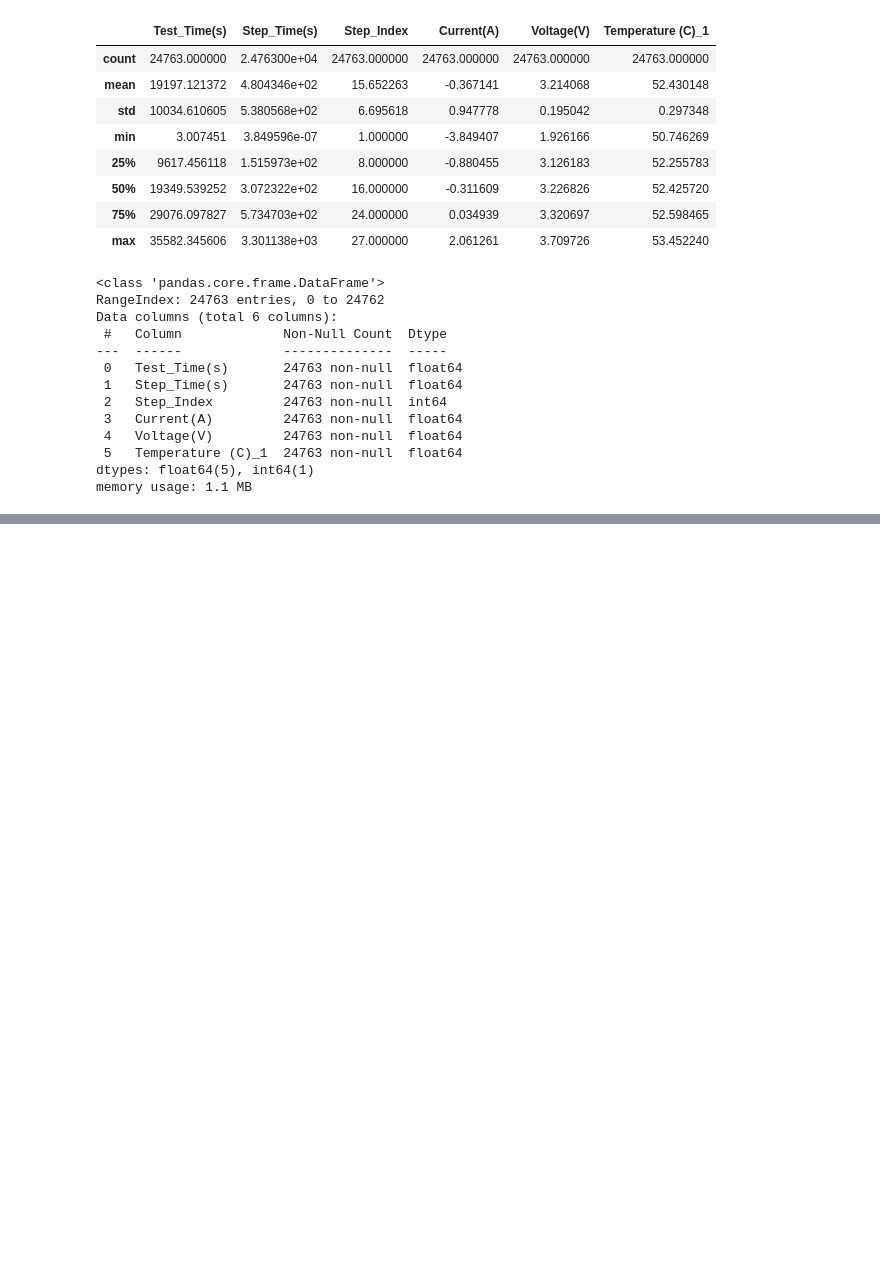
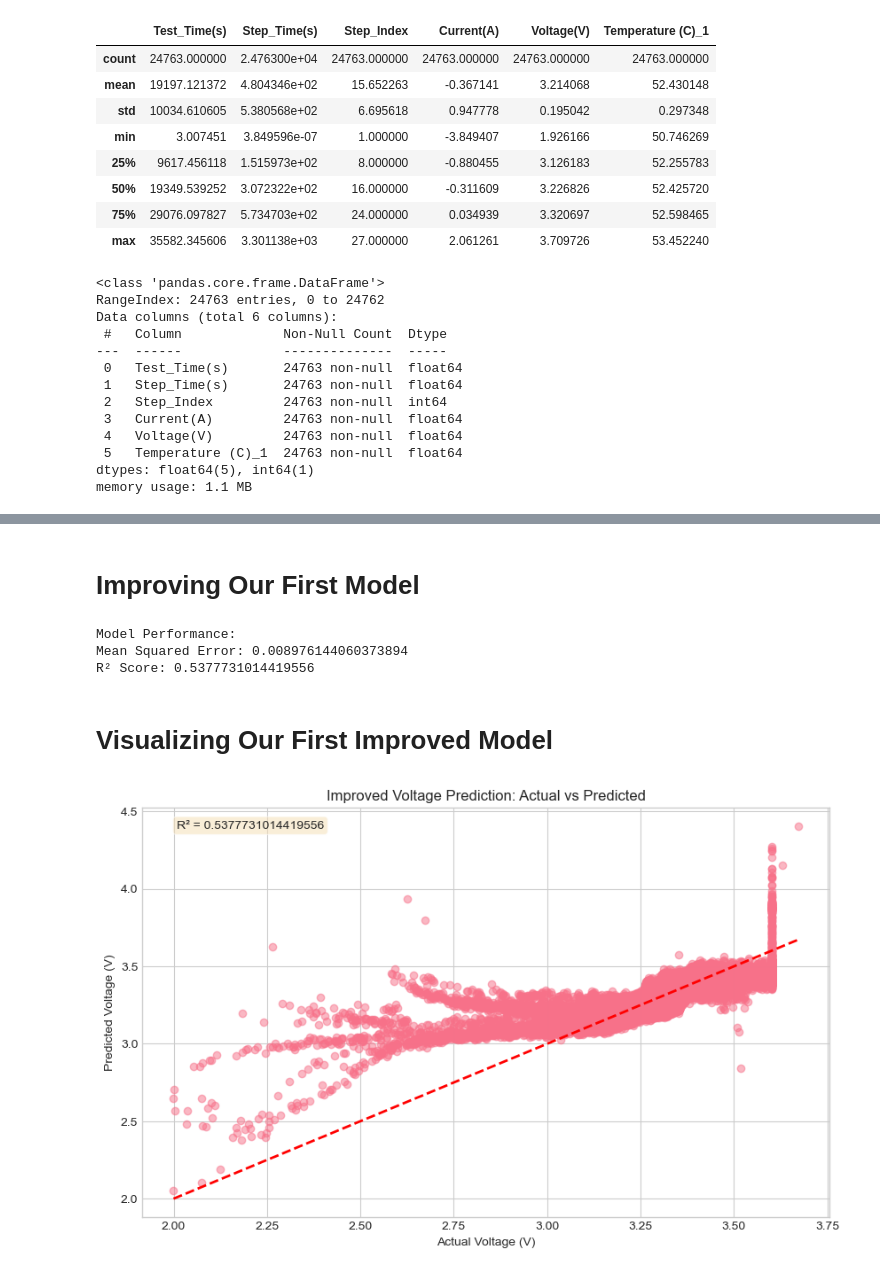
Before and after one commit to Jai-Kumar786/Machine_Learning_and_Alogorithms, a Jupyter notebook: 05-19-2025 Scikit-Learn with A123 Battery Data .ipynb, the cells around one changed output, grey strips where cells are left out. Saved outputs shown, nothing was run; the diff lists cells and outputs as text; code cells hidden in the pictures; blank space fills up the shorter version.

Commit message:
05-19-2025 Scikit Learn Library Learning

```diff
--- a/05-19-2025 Scikit-Learn with A123 Battery Data .ipynb
+++ b/05-19-2025 Scikit-Learn with A123 Battery Data .ipynb
@@ -764,0 +979,20 @@ temp_datasets = {
+# %%
+def clean_battery_data (df ):
+ """
+ Clean battery data for machine learning
+ """
+ # Remove obvious outliers (voltage should be reasonable)
+ df = df [(df ['Voltage(V)' ] > 0) & (df ['Voltage(V)' ] < 5)]
+
+ # Remove negative capacities (physically impossible)
+ df = df [df ['Charge_Capacity(Ah)' ] >= 0]
+
+ # Remove extreme temperature measurements (sensor errors)
+ df = df [(df ['Temperature (C)_1' ] > -15 ) & (df ['Temperature (C)_1' ] < 60 )]
+
+ return df
+# %%
+# Clean our data
+battery_data_clean = clean_battery_data (battery_data )
+print (f"Before cleaning: {battery_data .shape [0]} rows" )
+print (f"After cleaning: {battery_data_clean .shape [0]} rows" )
@@ -764,0 +1158,60 @@ temp_datasets = {
+# %% [markdown]
+# Improving Our First Model
+# %%
+
+#Visualizing Our First Model
+
+# Step 1: Import the algorithm
+
+from sklearn .linear_model import LinearRegression
+
+# Step 2: Prepare our data
+additional_features = [
+    'Current(A)',              # Discharge/charge state
+    'Step_Time(s)',            # Time in current state
+    'Cycle_Index',             # Battery aging
+    'Internal_Resistance(Ohm)', # Battery health
+    'Temperature (C)_1',       # Actual sensor readings
+    'Temperature (C)_2',       # Second temperature sensor
+    'Discharge_Capacity(Ah)',
+    'dV/dt(V/s)'                 # Voltage Change rate
+]
+X = battery_data_clean [['Test_Temperature' , 'Charge_Capacity(Ah)' ]+additional_features]
+y = battery_data_clean ['Voltage(V)' ]
+
+# Split into training and testing sets
+X_train , X_test , y_train , y_test = train_test_split (
+ X , y , test_size =0.2 , random_state =42
+)
+# Step 3: Instantiate the model
+voltage_predictor = LinearRegression ()
+# Step 4: Fit to training data
+voltage_predictor .fit (X_train , y_train )
+# Step 5: Make predictions
+y_pred = voltage_predictor .predict (X_test )
+# Evaluate our model
+mse = mean_squared_error (y_test , y_pred )
+r2 = r2_score (y_test , y_pred )
+print (f"Model Performance:" )
+print (f"Mean Squared Error: {mse  }")
+print (f"R² Score: {r2 }")
+# %% [output]
+Model Performance:
+Mean Squared Error: 0.008976144060373894
+R² Score: 0.5377731014419556
+# %% [markdown]
+# Visualizing Our First Improved Model
+# %%
+# Visualize predictions vs actual values
+plt .figure (figsize =(10 , 6))
+plt .scatter (y_test , y_pred , alpha =0.5 )
+plt .plot ([y_test .min (), y_test .max ()], [y_test .min (), y_test .max ()], 'r--' , lw =2)
+plt .xlabel ('Actual Voltage (V)' )
+plt .ylabel ('Predicted Voltage (V)' )
+plt .title ('Improved Voltage Prediction: Actual vs Predicted' )
+# Add R² score to the plot
+plt .text (0.05 , 0.95 , f'R² = {r2  }', transform =plt .gca ().transAxes ,
+ bbox =dict (boxstyle ='round' , facecolor ='wheat' , alpha =0.5 ))
+plt .show ()
+# %% [output]
+[figure, added]
```
Also changed, not shown: parts of 35 cells of this notebook.
